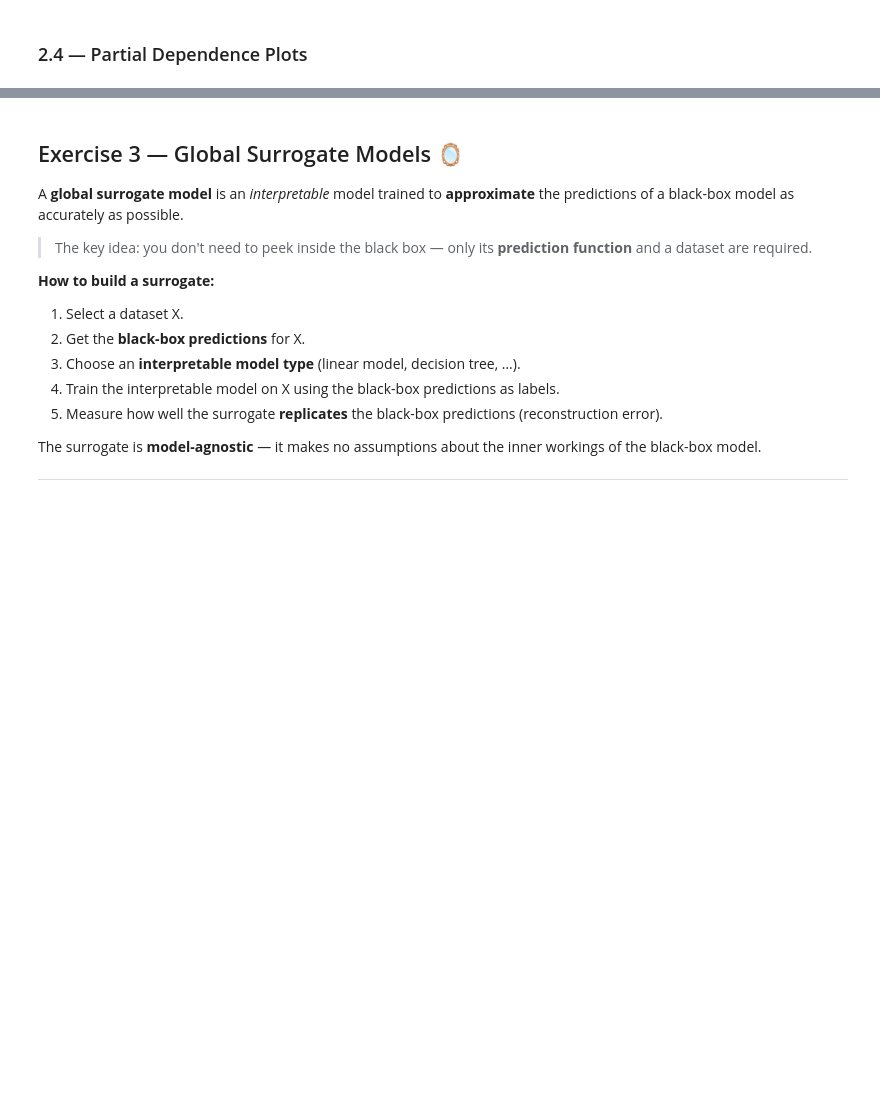
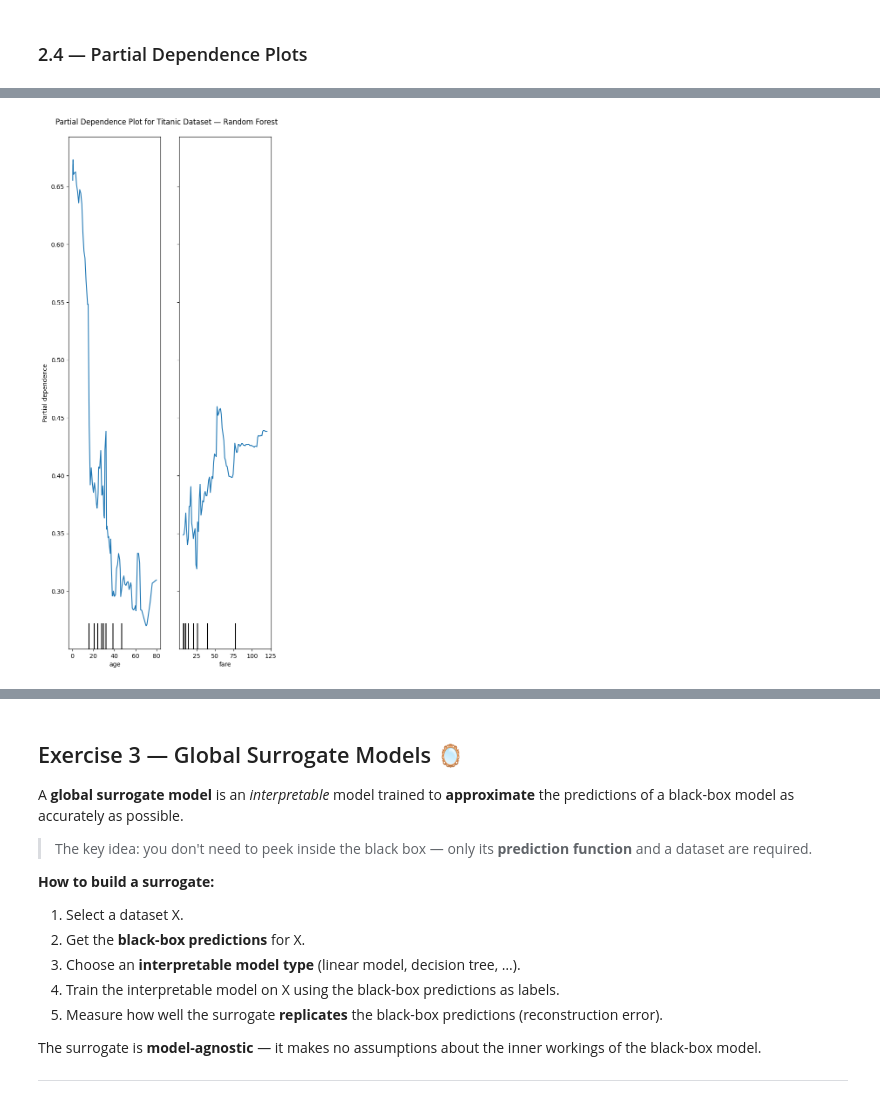
Before and after one commit to Arthvrr/Explanaible-AI-Labs, a Jupyter notebook: Lab 2/Lab02_Global_post_hoc_2026.ipynb, the cells around one changed output, grey strips where cells are left out. Drawn from its saved outputs; the diff is of its cells as text; code cells hidden in the pictures; blank space fills up the shorter version.

```diff
--- a/Lab 2/Lab02_Global_post_hoc_2026.ipynb
+++ b/Lab 2/Lab02_Global_post_hoc_2026.ipynb
@@ -611,0 +682,33 @@ from sklearn.datasets import make_classification
+# %%
+#### START CODE HERE -- PDP Random Forest ####
+# Select a subset of features to display in the PDP
+selected_features = ['age', 'fare']
+
+# PDP — Random Forest
+fig, ax = plt.subplots(figsize=(6, 14))
+
+display = PartialDependenceDisplay.from_estimator(
+    rf, #modèle RF utilisé
+    X_train,
+    features=selected_features, #variables dont on veut étudier l'influence
+    n_cols=4,
+    categorical_features=categorical_columns,
+    ax=ax
+)
+
+"""
+Imaginons que l'on souhaite étudier l'influence de age :
+1. Le modèle fixe artificiellement l'âge de tous les passagers à 20 ans.
+2. Il calcule les probabilités de survie pour les observations, en conservant les autres caractéristiques.
+3. Il fait la moyenne de ces prédictions.
+4. Il recommence avec 21 ans, 22 ans, 23 ans, etc.
+On obtient ainsi une courbe qui montre comment la prédiction moyenne du modèle évolue avec l'âge.
+"""
+
+display.figure_.suptitle('Partial Dependence Plot for Titanic Dataset — Random Forest')
+display.figure_.subplots_adjust(hspace=0.4, top=0.95)
+plt.show()
+
+#### END CODE HERE ####
+# %% [output]
+[figure, added]
```
Also changed, not shown: parts of 24 cells of this notebook, 1 other file.
